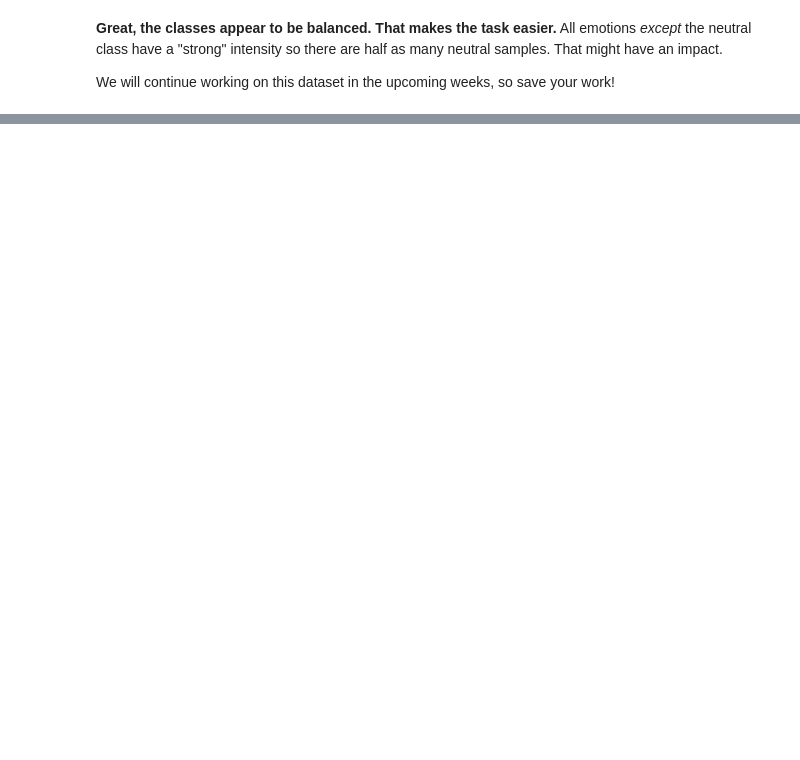
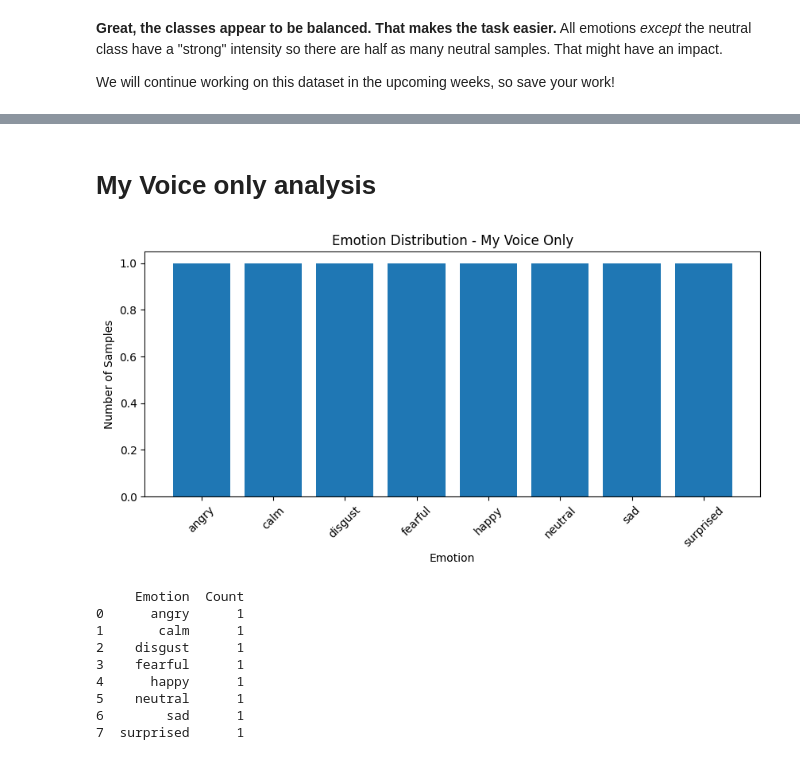
Before and after one commit to mahla-aghapour/Week2-DataPreprocessing, a Jupyter notebook: Week 2.ipynb, the cells around one changed output, grey strips where cells are left out. Drawn from its saved outputs; the diff is of its cells as text; code cells hidden in the pictures; blank space fills up the shorter version.

```diff
--- a/Week 2.ipynb
+++ b/Week 2.ipynb
@@ -595,0 +720,16 @@ We will continue working on this dataset in the upcoming weeks, so save your wor
+# %%
+import matplotlib.pyplot as plt
+import pandas as pd
+import numpy as np
+import os, glob
+
+emotions_dict = {
+    '01': 'neutral',
+    '02': 'calm',
+    '03': 'happy',
+    '04': 'sad',
+    '05': 'angry',
+    '06': 'fearful',
+    '07': 'disgust',
+    '08': 'surprised'
+}
@@ -595,0 +780,9 @@ We will continue working on this dataset in the upcoming weeks, so save your wor
+# %%
+features_ravdess, ravdess_emotions, ravdess_genders, ravdess_df = load_audio_labels("Audio Data", "RAVDESS")
+
+features_myvoice, myvoice_emotions, myvoice_genders, myvoice_df = load_audio_labels("myVoice", "My Voice")
+
+combined_df = pd.concat([ravdess_df, myvoice_df], ignore_index=True)
+
+combined_emotions = combined_df["emotion"].to_numpy()
+combined_genders = combined_df["gender"].to_numpy()
@@ -595,0 +801,17 @@ We will continue working on this dataset in the upcoming weeks, so save your wor
+# %%
+def plot_emotions(emotions, title):
+    plt.figure(figsize=(10, 4))
+
+    emotion_list, count = np.unique(emotions, return_counts=True)
+
+    plt.bar(x=range(len(emotion_list)), height=count)
+    plt.xticks(ticks=range(len(emotion_list)), labels=emotion_list, rotation=45)
+    plt.xlabel("Emotion")
+    plt.ylabel("Number of Samples")
+    plt.title(title)
+    plt.show()
+
+    print(pd.DataFrame({
+        "Emotion": emotion_list,
+        "Count": count
+    }))
@@ -595,0 +833,15 @@ We will continue working on this dataset in the upcoming weeks, so save your wor
+# %% [markdown]
+# **My Voice only analysis**
+# %%
+plot_emotions(myvoice_emotions, "Emotion Distribution - My Voice Only")
+# %% [output]
+[figure, added]
+     Emotion  Count
+0      angry      1
+1       calm      1
+2    disgust      1
+3    fearful      1
+4      happy      1
+5    neutral      1
+6        sad      1
+7  surprised      1
```
Also changed, not shown: parts of 39 cells of this notebook.
